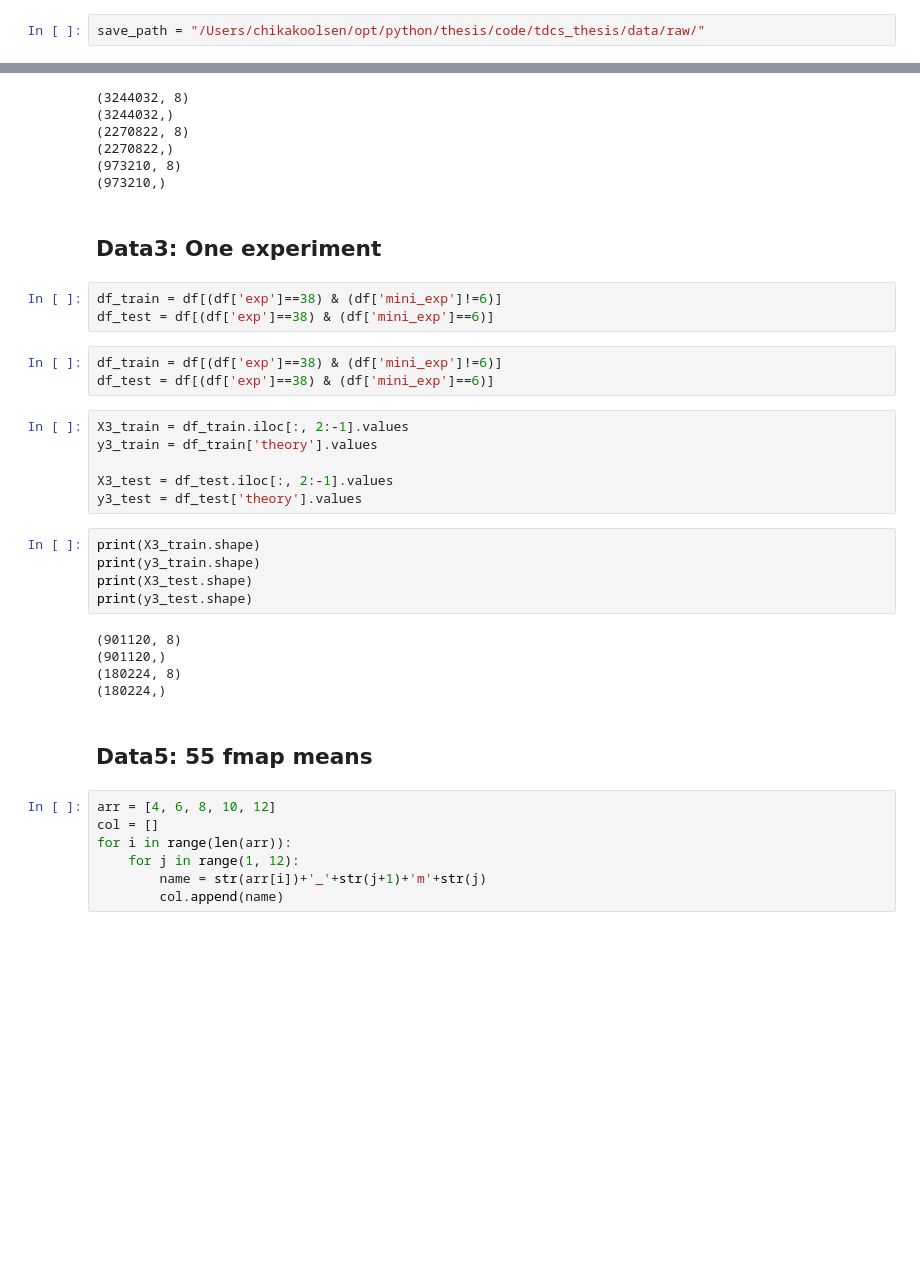
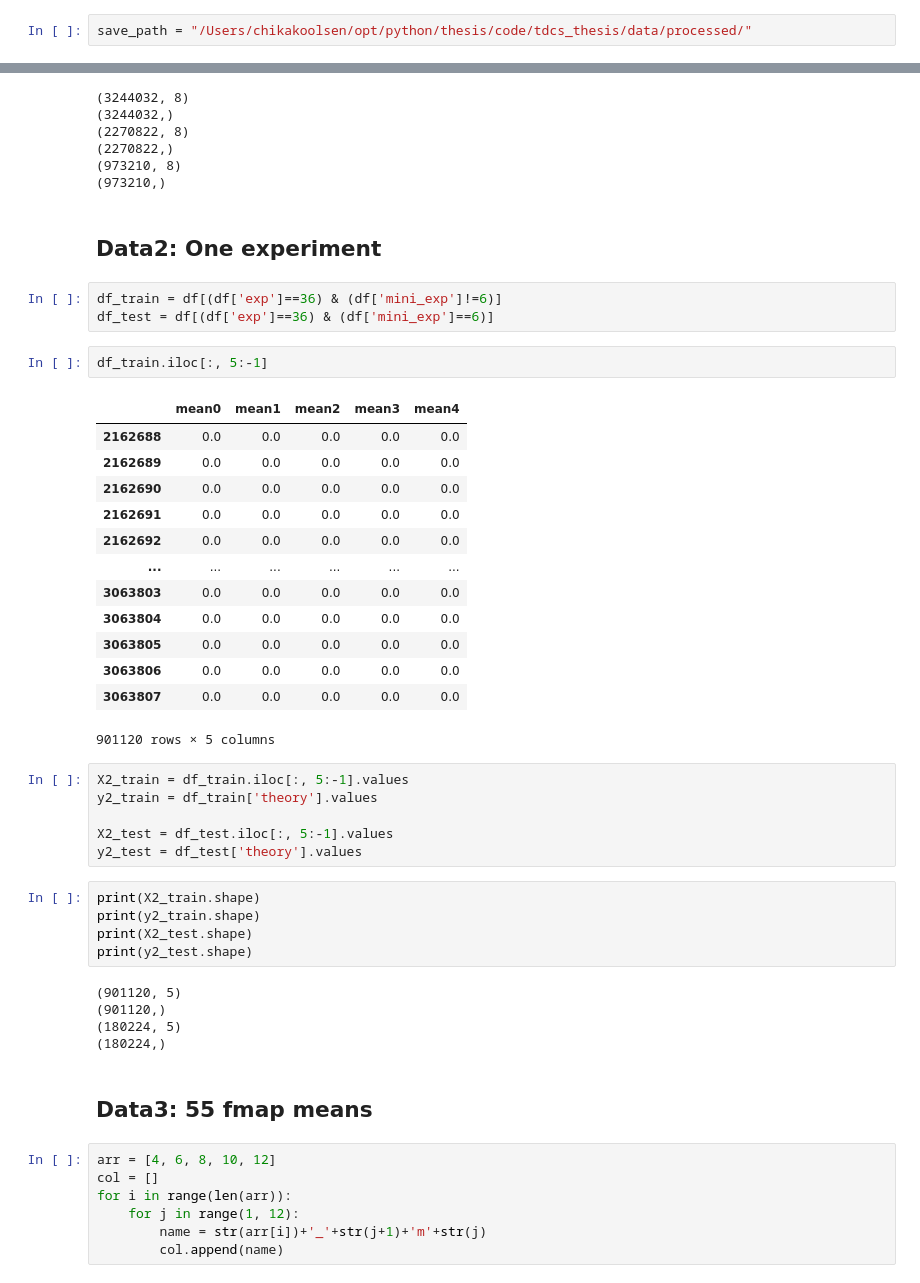
Before and after one commit to chikakoto/tdcs_thesis, a Jupyter notebook: notebooks/3.1_CNN.ipynb, the cells around one changed output, grey strips where cells are left out. Saved outputs shown, nothing was run; the diff lists cells and outputs as text; blank space fills up the shorter version.

```diff
--- a/notebooks/3.1_CNN.ipynb
+++ b/notebooks/3.1_CNN.ipynb
@@ -13,7 +15,7 @@ from tensorflow.keras.layers import Conv2D, MaxPooling2D, Dropout, Flatten, Dens
 # %% [markdown]
 # Load prepared data
 # %%
-save_path = "/Users/chikakoolsen/opt/python/thesis/code/tdcs_thesis/data/raw/"
+save_path = "/Users/chikakoolsen/opt/python/thesis/code/tdcs_thesis/data/processed/"
 # %% [markdown]
 ## fmap mean all experiments
 # %%
@@ -166,31 +168,44 @@ print(y1_test.shape)
 (973210, 8)
 (973210,)
 # %% [markdown]
-## Data3: One experiment
+## Data2: One experiment
 # %%
-df_train = df[(df['exp']==38) & (df['mini_exp']!=6)]
-df_test = df[(df['exp']==38) & (df['mini_exp']==6)]
+df_train = df[(df['exp']==36) & (df['mini_exp']!=6)]
+df_test = df[(df['exp']==36) & (df['mini_exp']==6)]
-# %%
-df_train = df[(df['exp']==38) & (df['mini_exp']!=6)]
-df_test = df[(df['exp']==38) & (df['mini_exp']==6)]
+# %%
+df_train.iloc[:, 5:-1]
+# %% [output]
+|  | mean0 | mean1 | mean2 | mean3 | mean4 |
+| 2162688 | 0.0 | 0.0 | 0.0 | 0.0 | 0.0 |
+| 2162689 | 0.0 | 0.0 | 0.0 | 0.0 | 0.0 |
+| 2162690 | 0.0 | 0.0 | 0.0 | 0.0 | 0.0 |
+| 2162691 | 0.0 | 0.0 | 0.0 | 0.0 | 0.0 |
+| 2162692 | 0.0 | 0.0 | 0.0 | 0.0 | 0.0 |
+| ... | ... | ... | ... | ... | ... |
+| 3063803 | 0.0 | 0.0 | 0.0 | 0.0 | 0.0 |
+| 3063804 | 0.0 | 0.0 | 0.0 | 0.0 | 0.0 |
+| 3063805 | 0.0 | 0.0 | 0.0 | 0.0 | 0.0 |
+| 3063806 | 0.0 | 0.0 | 0.0 | 0.0 | 0.0 |
+| 3063807 | 0.0 | 0.0 | 0.0 | 0.0 | 0.0 |
+901120 rows × 5 columns
 # %%
-X3_train = df_train.iloc[:, 2:-1].values
-y3_train = df_train['theory'].values
+X2_train = df_train.iloc[:, 5:-1].values
+y2_train = df_train['theory'].values
 
-X3_test = df_test.iloc[:, 2:-1].values
-y3_test = df_test['theory'].values
+X2_test = df_test.iloc[:, 5:-1].values
+y2_test = df_test['theory'].values
 # %%
-print(X3_train.shape)
-print(y3_train.shape)
-print(X3_test.shape)
-print(y3_test.shape)
+print(X2_train.shape)
+print(y2_train.shape)
+print(X2_test.shape)
+print(y2_test.shape)
 # %% [output]
-(901120, 8)
+(901120, 5)
 (901120,)
-(180224, 8)
+(180224, 5)
 (180224,)
 # %% [markdown]
-## Data5: 55 fmap means
+## Data3: 55 fmap means
 # %%
 arr = [4, 6, 8, 10, 12]
 col = []
```
Also changed, not shown: parts of 26 cells of this notebook, 2 other files.
